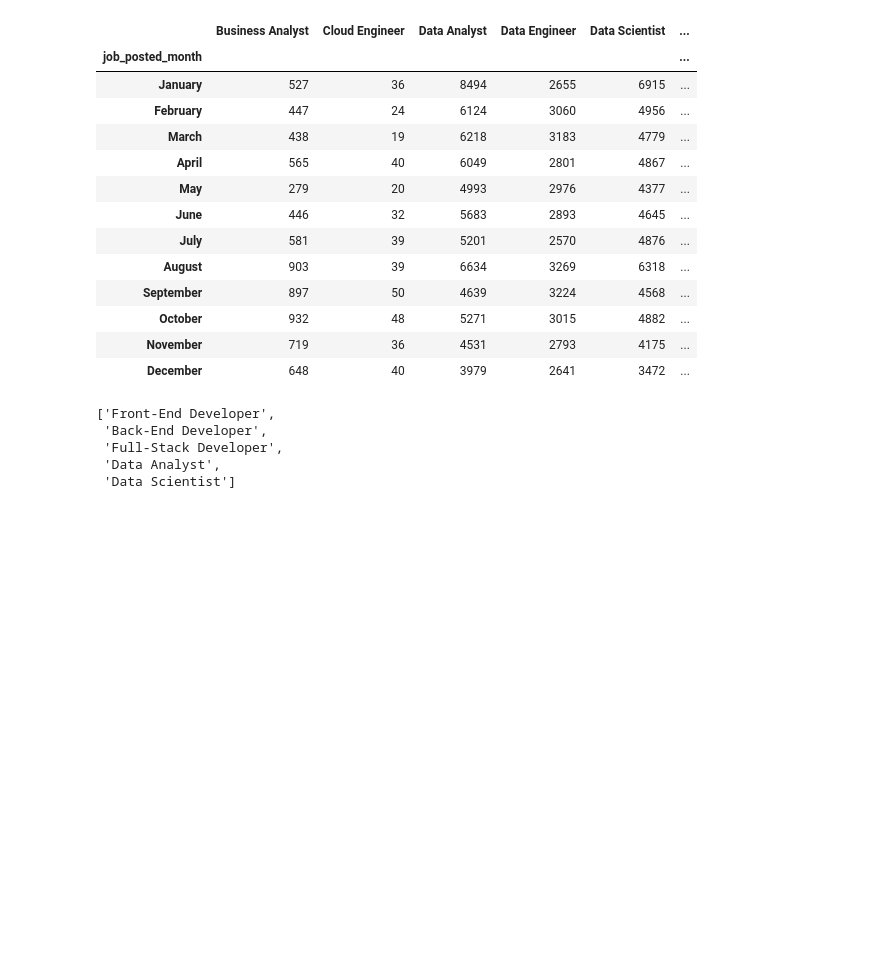
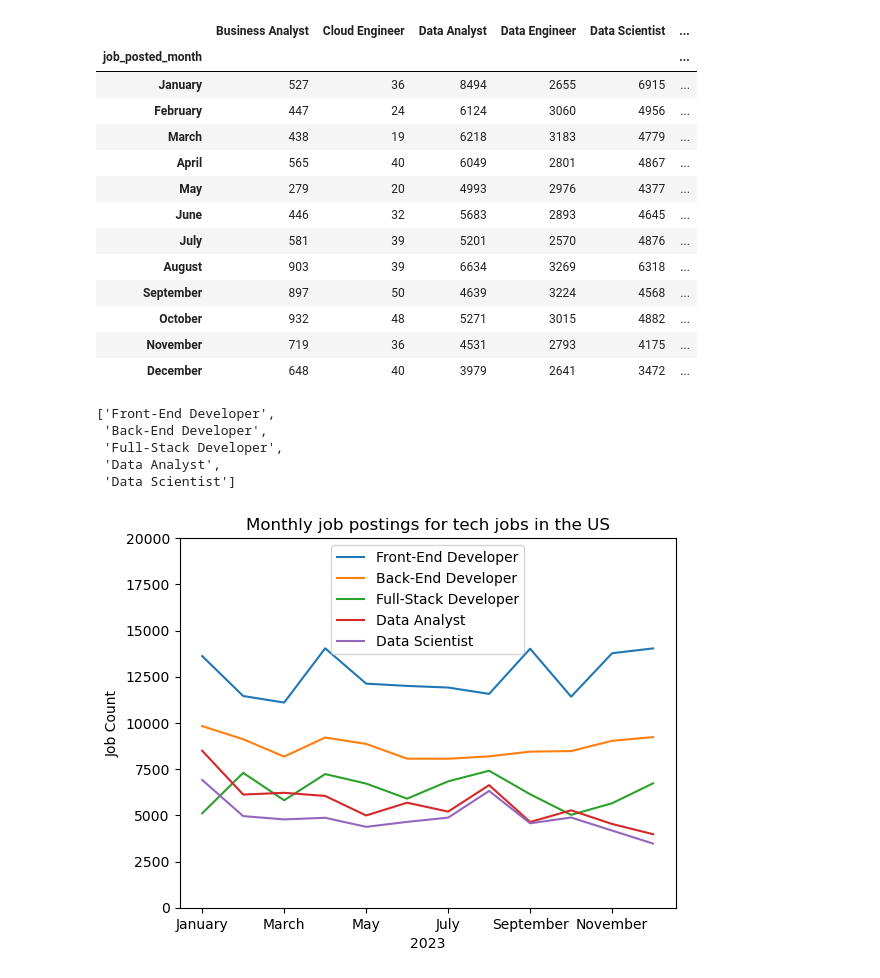
Before and after one commit to Bankole-Abdulmateen/PROJECT_PYTHON, a Jupyter notebook: 2_Advanced/Exercise_Job_Demand.ipynb, the cells around one changed output. Cells and saved outputs as stored; diff of their text form; code cells hidden in the pictures; blank space fills up the shorter version.

```diff
--- a/2_Advanced/Exercise_Job_Demand.ipynb
+++ b/2_Advanced/Exercise_Job_Demand.ipynb
@@ -126,3 +126,12 @@ top_5
  'Full-Stack Developer',
  'Data Analyst',
  'Data Scientist']
+# %%
+df_Us_pivot_merged[top_5].plot(kind="line")
+plt.title('Monthly job postings for tech jobs in the US')
+plt.ylabel('Job Count')
+plt.xlabel('2023')
+plt.ylim(0,20000)
+plt.show()
+# %% [output]
+[figure, added]
```
Also changed, not shown: 13 other files.
